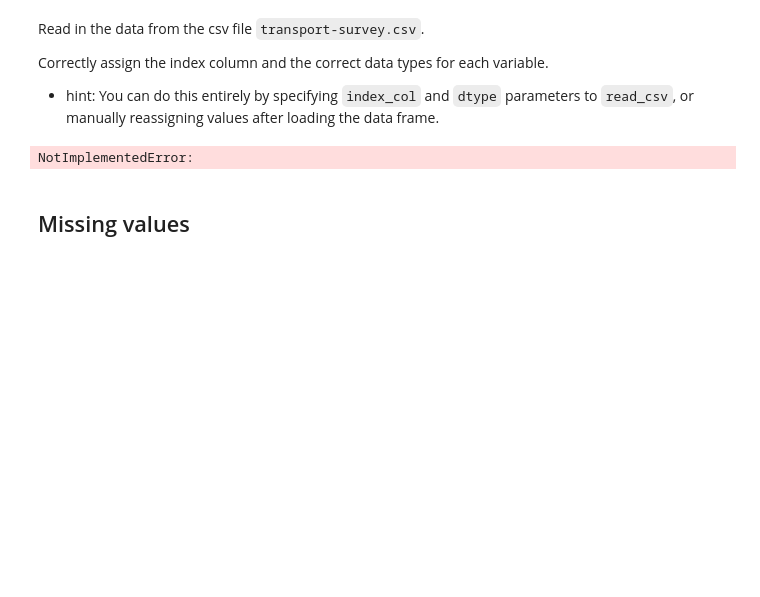
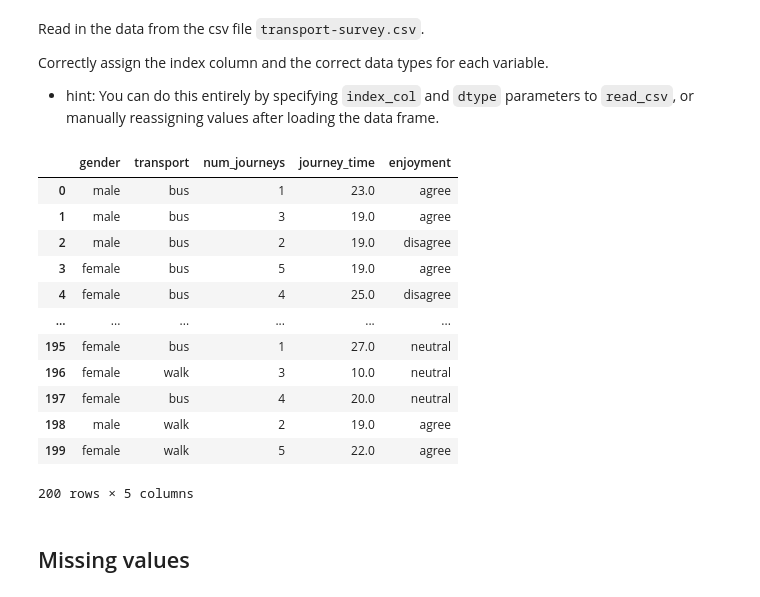
Before and after one commit to samuelsbenghe/year3-data-week5-lab, a Jupyter notebook: Descriptive statistics 1.ipynb, the cells around one changed output. Saved outputs shown, nothing was run; the diff lists cells and outputs as text; code cells hidden in the pictures; blank space fills up the shorter version.

```diff
--- a/Descriptive statistics 1.ipynb
+++ b/Descriptive statistics 1.ipynb
@@ -28,15 +28,34 @@ Read in the data from the csv file `transport-survey.csv`.
 Correctly assign the index column and the correct data types for each variable.
 
 - hint: You can do this entirely by specifying `index_col` and `dtype` parameters to `read_csv`, or manually reassigning values after loading the data frame.
-# %%
-### Begin a Solution
-raise NotImplementedError()
-
-### End solution
-
-# df = ...
-# %% [output]
-NotImplementedError:
+# %%
+### Begin a Solution
+# raise NotImplementedError()
+
+enjoyment_type = pd.CategoricalDtype(categories=['strongly disagree', 'disagree', 'neutral','agree', 'strongly agree'], ordered=True)
+
+df = pd.read_csv('transport-survey.csv', index_col=0, dtype={'gender': 'category', 'transport': 'category', 'num_journeys': 'int64', 'journey_time': 'float64', 'enjoyment': enjoyment_type})
+df['enjoyment'] = df['enjoyment'].cat.as_ordered()
+
+df
+
+### End solution
+
+# df = ...
+# %% [output]
+|  | gender | transport | num_journeys | journey_time | enjoyment |
+| 0 | male | bus | 1 | 23.0 | agree |
+| 1 | male | bus | 3 | 19.0 | agree |
+| 2 | male | bus | 2 | 19.0 | disagree |
+| 3 | female | bus | 5 | 19.0 | agree |
+| 4 | female | bus | 4 | 25.0 | disagree |
+| ... | ... | ... | ... | ... | ... |
+| 195 | female | bus | 1 | 27.0 | neutral |
+| 196 | female | walk | 3 | 10.0 | neutral |
+| 197 | female | bus | 4 | 20.0 | neutral |
+| 198 | male | walk | 2 | 19.0 | agree |
+| 199 | female | walk | 5 | 22.0 | agree |
+200 rows × 5 columns
 # %%
 # Check we have created a DataFrame.
 assert type(df) is pd.DataFrame
```
Also changed, not shown: parts of 9 cells of this notebook, 1 other file.
